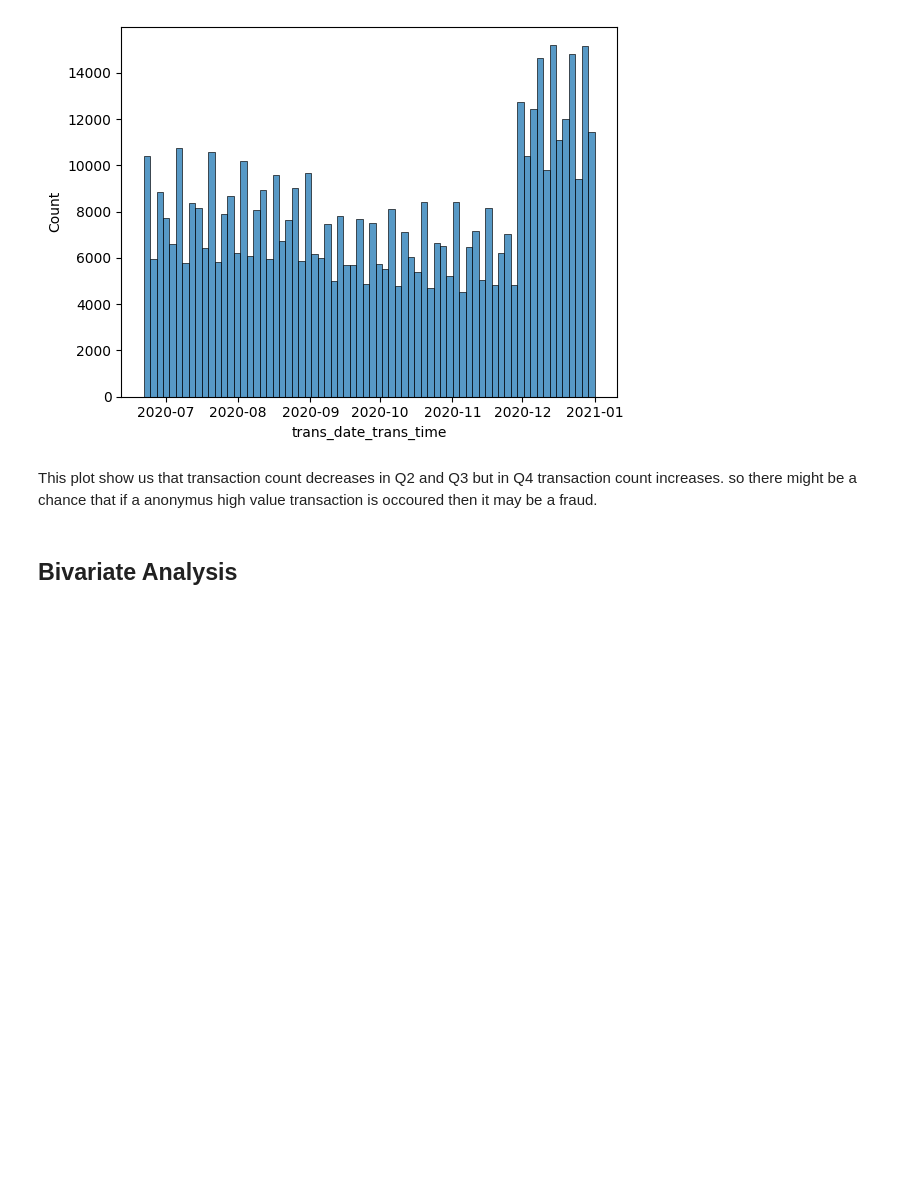
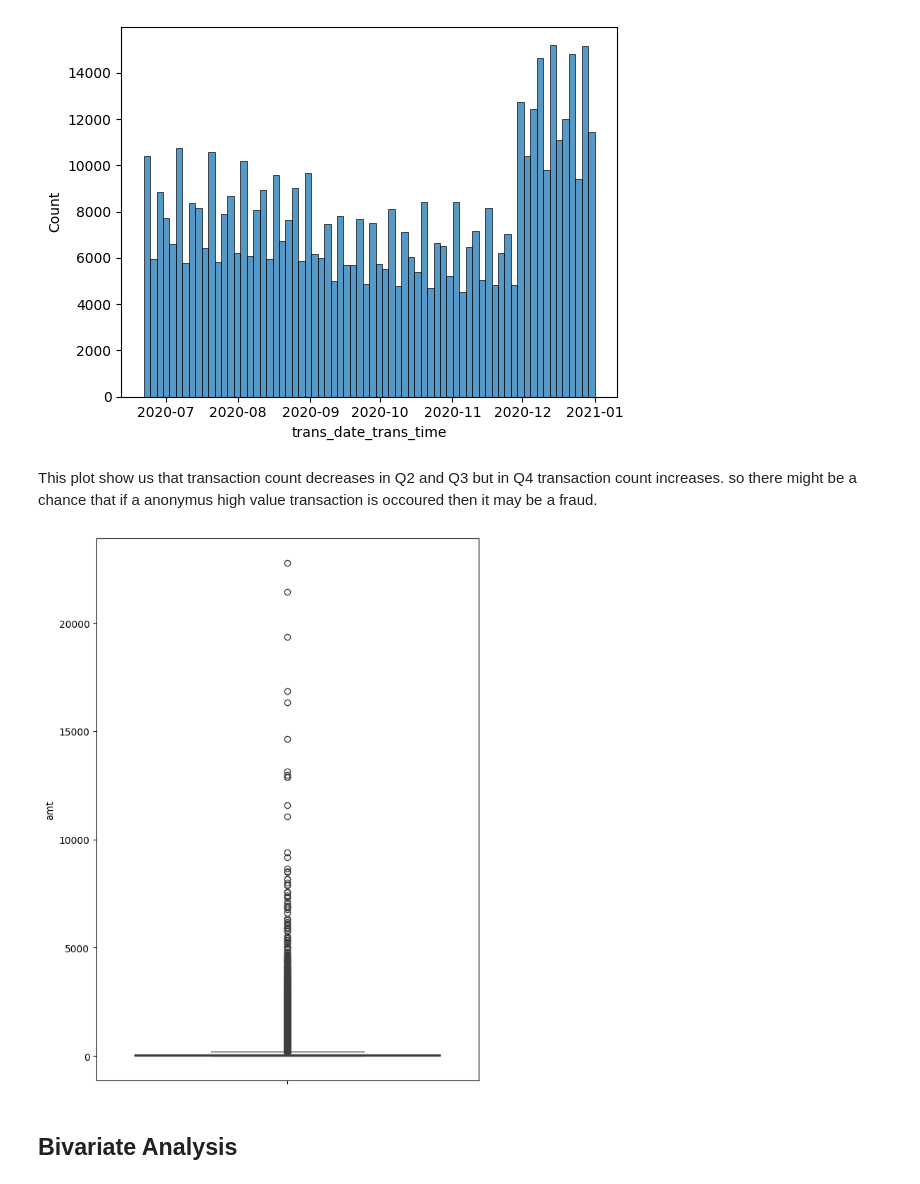
Before and after one commit to Shubham-S151/End-to-End-MLOps-Platform, a Jupyter notebook: notebooks/Credit_Card_Fraud_Data/2_Descriptive_Analysis.ipynb, the cells around one changed output. Cells and saved outputs as stored; diff of their text form; code cells hidden in the pictures; blank space fills up the shorter version.

Commit message:
Fraud Data Descriptive Analysis Completed
Plots created for fraud data. next we are going to compile the inferences and after data cleaning proceed to statistical testing.

```diff
--- a/notebooks/Credit_Card_Fraud_Data/2_Descriptive_Analysis.ipynb
+++ b/notebooks/Credit_Card_Fraud_Data/2_Descriptive_Analysis.ipynb
@@ -100,5 +100,12 @@ sns.histplot(pd.to_datetime(data[col_class["time_cols"][0]]))
 [figure]
 # %% [markdown]
 This plot show us that transaction count decreases in Q2 and Q3 but in Q4 transaction count increases. so there might be a chance that if a anonymus high value transaction is occoured then it may be a fraud.
+# %%
+plt.figure(figsize=(7,10))
+sns.boxplot(data=data,y="amt")
+plt.savefig(r"D:\Doccuments\GitHub\End-to-End-MLOps-Pipeline\notebooks\Credit_Card_Fraud_Data\plots\univariate\Fraud_amt_box_plot.png", dpi=300, bbox_inches='tight')
+plt.show()
+# %% [output]
+[figure, added]
 # %% [markdown]
 ## Bivariate Analysis
```
Also changed, not shown: parts of 9 cells of this notebook, 6 other files.
